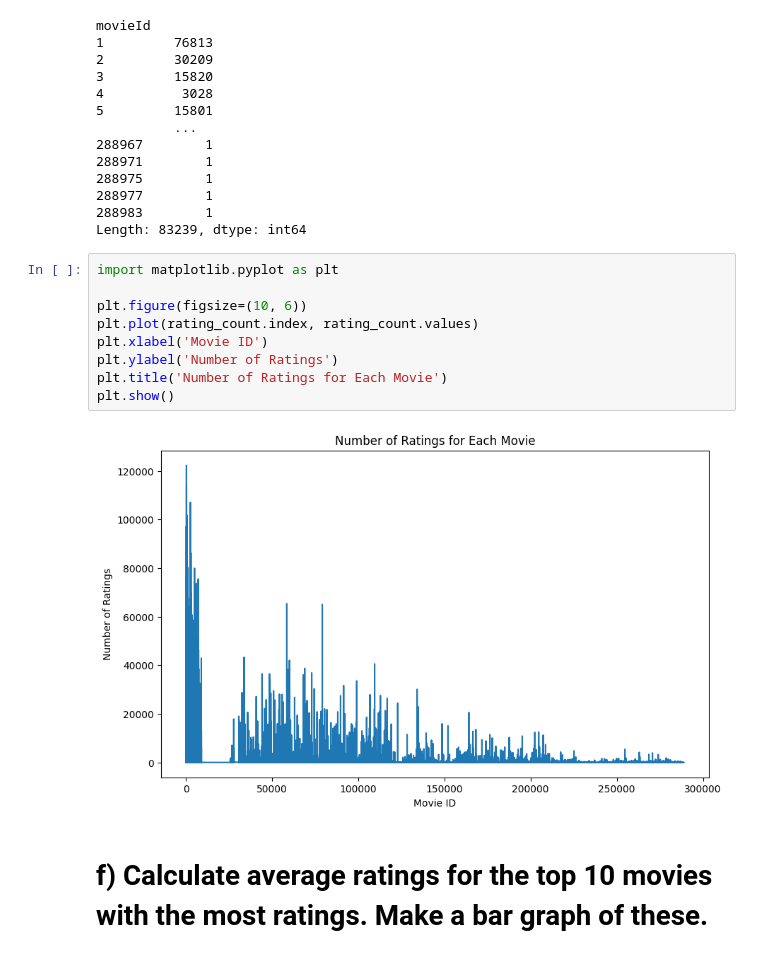
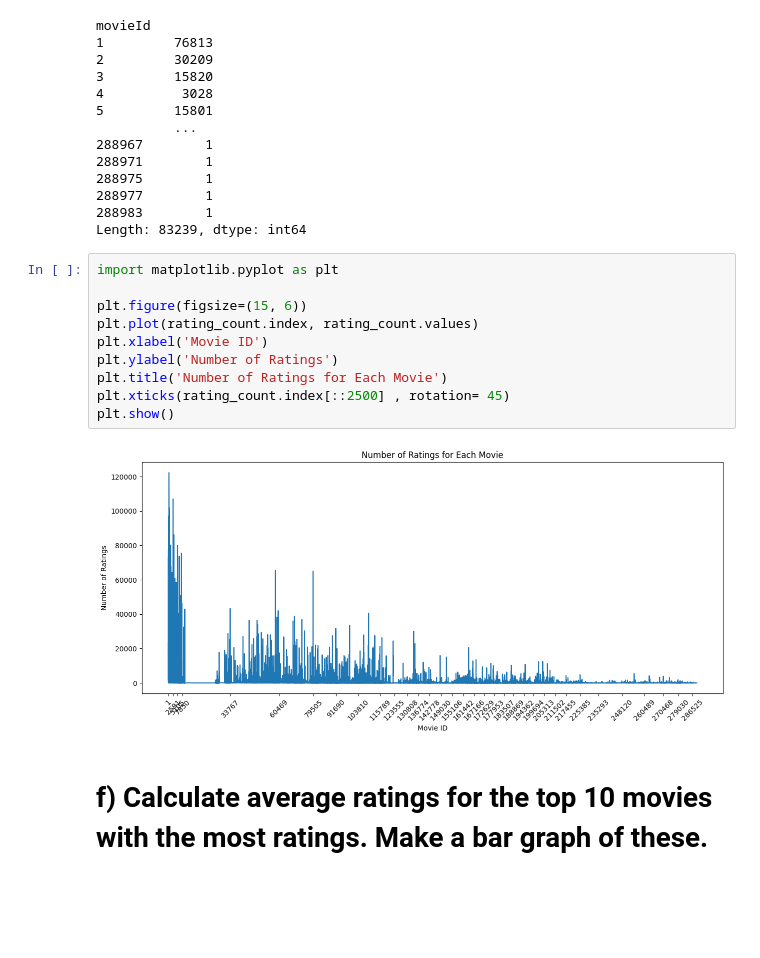
Before and after one commit to mosendamnit/AI-muhsin-OPA23, a Jupyter notebook: labs/lab_01.ipynb, the cells around one changed output. Drawn from its saved outputs; the diff is of its cells as text; blank space fills up the shorter version.

```diff
--- a/labs/lab_01.ipynb
+++ b/labs/lab_01.ipynb
@@ -193,14 +216,15 @@ Length: 83239, dtype: int64
 # %%
 import matplotlib.pyplot as plt
 
-plt.figure(figsize=(10, 6))
+plt.figure(figsize=(15, 6))
 plt.plot(rating_count.index, rating_count.values)
 plt.xlabel('Movie ID')
 plt.ylabel('Number of Ratings')
 plt.title('Number of Ratings for Each Movie')
+plt.xticks(rating_count.index[::2500] , rotation= 45)
 plt.show()
 # %% [output]
-[figure, old version]
+[figure, new version]
 # %% [markdown]
 # f) Calculate average ratings for the top 10 movies with the most ratings. Make a bar graph of these.
 # %%
```
Also changed, not shown: parts of 16 cells of this notebook.
